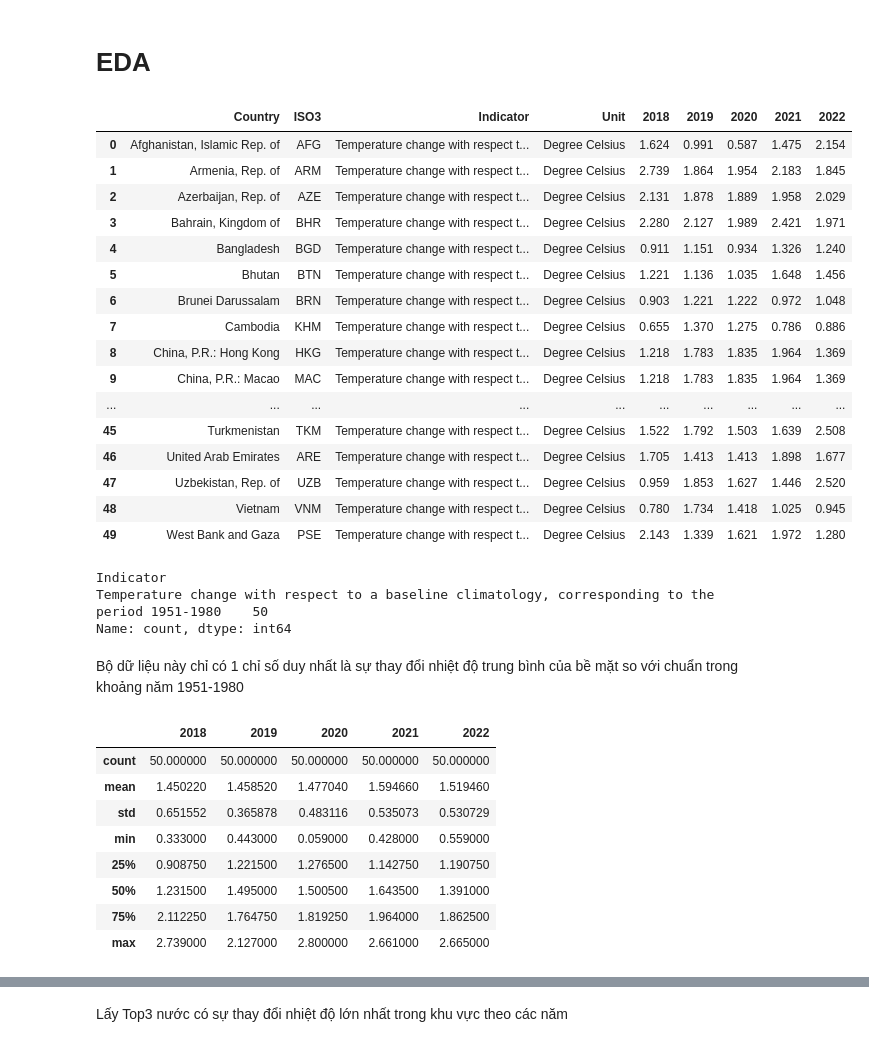
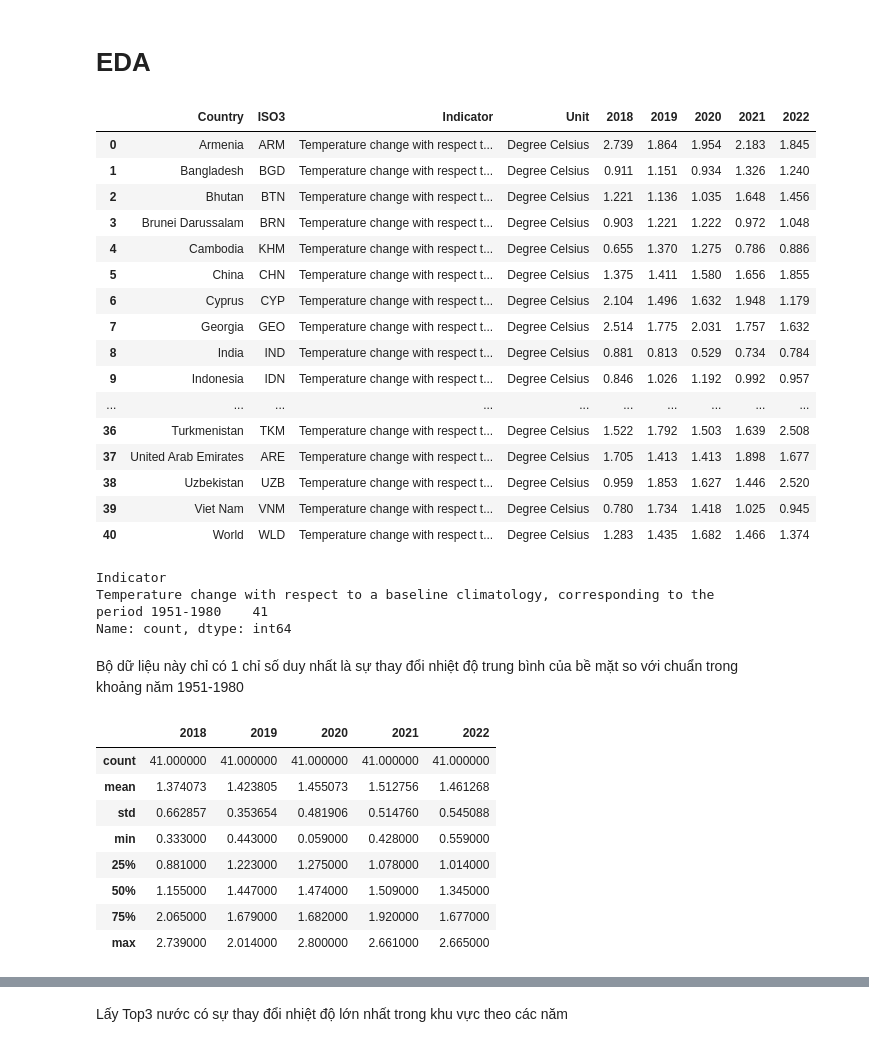
Before and after one commit to thienphucle/DS105.P11_Data_Analysis_And_Visualization, a Jupyter notebook: EDA/EDA_AST.ipynb, the cells around one changed output, grey strips where cells are left out. Cells and saved outputs as stored; diff of their text form; code cells hidden in the pictures.

```diff
--- a/EDA/EDA_AST.ipynb
+++ b/EDA/EDA_AST.ipynb
@@ -248,31 +248,30 @@ def visualize_top_bottom_k_line_plot(df, k,  years = None):
 # EDA
 # %%
 ast = pd.read_csv('../data/preprecessed_data/asian_ast.csv')
-ast = ast.drop('Unnamed: 0', axis=1)
 ast
 # %% [output]
 |  | Country | ISO3 | Indicator | Unit | 2018 | 2019 | 2020 | 2021 | 2022 |
-| 0 | Afghanistan, Islamic Rep. of | AFG | Temperature change with respect t... | Degree Celsius | 1.624 | 0.991 | 0.587 | 1.475 | 2.154 |
-| 1 | Armenia, Rep. of | ARM | Temperature change with respect t... | Degree Celsius | 2.739 | 1.864 | 1.954 | 2.183 | 1.845 |
-| 2 | Azerbaijan, Rep. of | AZE | Temperature change with respect t... | Degree Celsius | 2.131 | 1.878 | 1.889 | 1.958 | 2.029 |
-| 3 | Bahrain, Kingdom of | BHR | Temperature change with respect t... | Degree Celsius | 2.280 | 2.127 | 1.989 | 2.421 | 1.971 |
-| 4 | Bangladesh | BGD | Temperature change with respect t... | Degree Celsius | 0.911 | 1.151 | 0.934 | 1.326 | 1.240 |
-| 5 | Bhutan | BTN | Temperature change with respect t... | Degree Celsius | 1.221 | 1.136 | 1.035 | 1.648 | 1.456 |
-| 6 | Brunei Darussalam | BRN | Temperature change with respect t... | Degree Celsius | 0.903 | 1.221 | 1.222 | 0.972 | 1.048 |
-| 7 | Cambodia | KHM | Temperature change with respect t... | Degree Celsius | 0.655 | 1.370 | 1.275 | 0.786 | 0.886 |
-| 8 | China, P.R.: Hong Kong | HKG | Temperature change with respect t... | Degree Celsius | 1.218 | 1.783 | 1.835 | 1.964 | 1.369 |
-| 9 | China, P.R.: Macao | MAC | Temperature change with respect t... | Degree Celsius | 1.218 | 1.783 | 1.835 | 1.964 | 1.369 |
+| 0 | Armenia | ARM | Temperature change with respect t... | Degree Celsius | 2.739 | 1.864 | 1.954 | 2.183 | 1.845 |
+| 1 | Bangladesh | BGD | Temperature change with respect t... | Degree Celsius | 0.911 | 1.151 | 0.934 | 1.326 | 1.240 |
+| 2 | Bhutan | BTN | Temperature change with respect t... | Degree Celsius | 1.221 | 1.136 | 1.035 | 1.648 | 1.456 |
+| 3 | Brunei Darussalam | BRN | Temperature change with respect t... | Degree Celsius | 0.903 | 1.221 | 1.222 | 0.972 | 1.048 |
+| 4 | Cambodia | KHM | Temperature change with respect t... | Degree Celsius | 0.655 | 1.370 | 1.275 | 0.786 | 0.886 |
+| 5 | China | CHN | Temperature change with respect t... | Degree Celsius | 1.375 | 1.411 | 1.580 | 1.656 | 1.855 |
+| 6 | Cyprus | CYP | Temperature change with respect t... | Degree Celsius | 2.104 | 1.496 | 1.632 | 1.948 | 1.179 |
+| 7 | Georgia | GEO | Temperature change with respect t... | Degree Celsius | 2.514 | 1.775 | 2.031 | 1.757 | 1.632 |
+| 8 | India | IND | Temperature change with respect t... | Degree Celsius | 0.881 | 0.813 | 0.529 | 0.734 | 0.784 |
+| 9 | Indonesia | IDN | Temperature change with respect t... | Degree Celsius | 0.846 | 1.026 | 1.192 | 0.992 | 0.957 |
 | ... | ... | ... | ... | ... | ... | ... | ... | ... | ... |
-| 45 | Turkmenistan | TKM | Temperature change with respect t... | Degree Celsius | 1.522 | 1.792 | 1.503 | 1.639 | 2.508 |
-| 46 | United Arab Emirates | ARE | Temperature change with respect t... | Degree Celsius | 1.705 | 1.413 | 1.413 | 1.898 | 1.677 |
-| 47 | Uzbekistan, Rep. of | UZB | Temperature change with respect t... | Degree Celsius | 0.959 | 1.853 | 1.627 | 1.446 | 2.520 |
-| 48 | Vietnam | VNM | Temperature change with respect t... | Degree Celsius | 0.780 | 1.734 | 1.418 | 1.025 | 0.945 |
-| 49 | West Bank and Gaza | PSE | Temperature change with respect t... | Degree Celsius | 2.143 | 1.339 | 1.621 | 1.972 | 1.280 |
+| 36 | Turkmenistan | TKM | Temperature change with respect t... | Degree Celsius | 1.522 | 1.792 | 1.503 | 1.639 | 2.508 |
+| 37 | United Arab Emirates | ARE | Temperature change with respect t... | Degree Celsius | 1.705 | 1.413 | 1.413 | 1.898 | 1.677 |
+| 38 | Uzbekistan | UZB | Temperature change with respect t... | Degree Celsius | 0.959 | 1.853 | 1.627 | 1.446 | 2.520 |
+| 39 | Viet Nam | VNM | Temperature change with respect t... | Degree Celsius | 0.780 | 1.734 | 1.418 | 1.025 | 0.945 |
+| 40 | World | WLD | Temperature change with respect t... | Degree Celsius | 1.283 | 1.435 | 1.682 | 1.466 | 1.374 |
 # %%
 ast['Indicator'].value_counts()
 # %% [output]
 Indicator
-Temperature change with respect to a baseline climatology, corresponding to the period 1951-1980    50
+Temperature change with respect to a baseline climatology, corresponding to the period 1951-1980    41
 Name: count, dtype: int64
 # %% [markdown]
 Bộ dữ liệu này chỉ có 1 chỉ số duy nhất là sự thay đổi nhiệt độ trung bình của bề mặt so với chuẩn trong khoảng năm 1951-1980
@@ -280,14 +279,14 @@ Bộ dữ liệu này chỉ có 1 chỉ số duy nhất là sự thay đổi nhi
 ast.describe()
 # %% [output]
 |  | 2018 | 2019 | 2020 | 2021 | 2022 |
-| count | 50.000000 | 50.000000 | 50.000000 | 50.000000 | 50.000000 |
-| mean | 1.450220 | 1.458520 | 1.477040 | 1.594660 | 1.519460 |
-| std | 0.651552 | 0.365878 | 0.483116 | 0.535073 | 0.530729 |
+| count | 41.000000 | 41.000000 | 41.000000 | 41.000000 | 41.000000 |
+| mean | 1.374073 | 1.423805 | 1.455073 | 1.512756 | 1.461268 |
+| std | 0.662857 | 0.353654 | 0.481906 | 0.514760 | 0.545088 |
 | min | 0.333000 | 0.443000 | 0.059000 | 0.428000 | 0.559000 |
-| 25% | 0.908750 | 1.221500 | 1.276500 | 1.142750 | 1.190750 |
-| 50% | 1.231500 | 1.495000 | 1.500500 | 1.643500 | 1.391000 |
-| 75% | 2.112250 | 1.764750 | 1.819250 | 1.964000 | 1.862500 |
-| max | 2.739000 | 2.127000 | 2.800000 | 2.661000 | 2.665000 |
+| 25% | 0.881000 | 1.223000 | 1.275000 | 1.078000 | 1.014000 |
+| 50% | 1.155000 | 1.447000 | 1.474000 | 1.509000 | 1.345000 |
+| 75% | 2.065000 | 1.679000 | 1.682000 | 1.920000 | 1.677000 |
+| max | 2.739000 | 2.014000 | 2.800000 | 2.661000 | 2.665000 |
 # %%
 title = "Temperature Change Over Years for Selected Countries"
 visualize_change_heatmap(ast, title)
```
Also changed, not shown: parts of 11 cells of this notebook, 7 other files.
